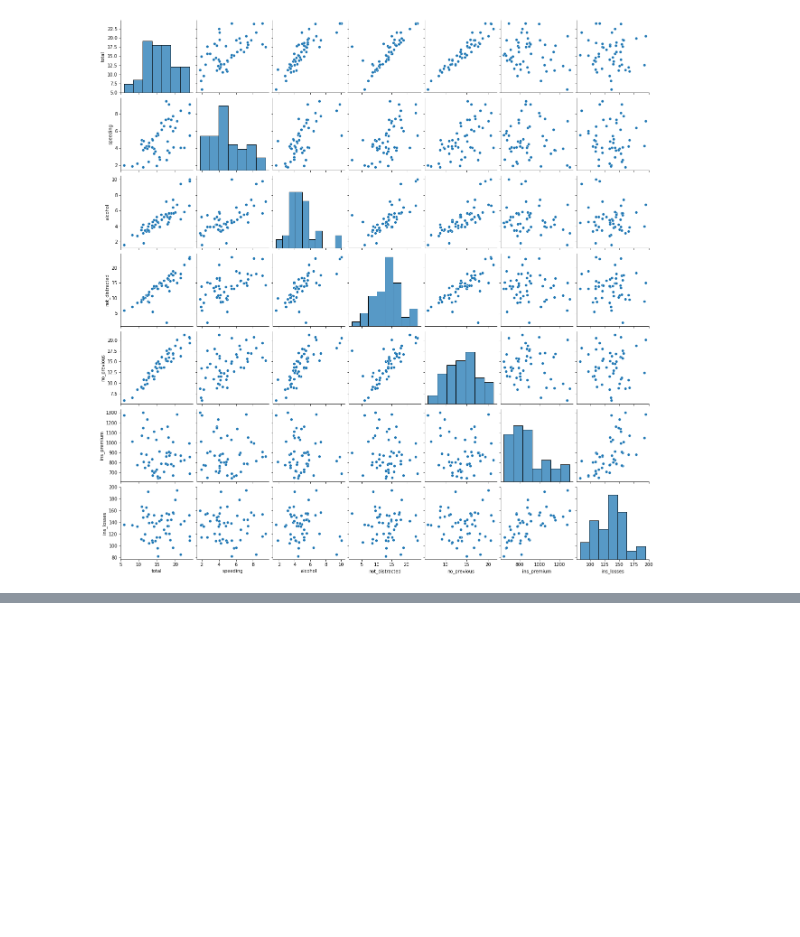
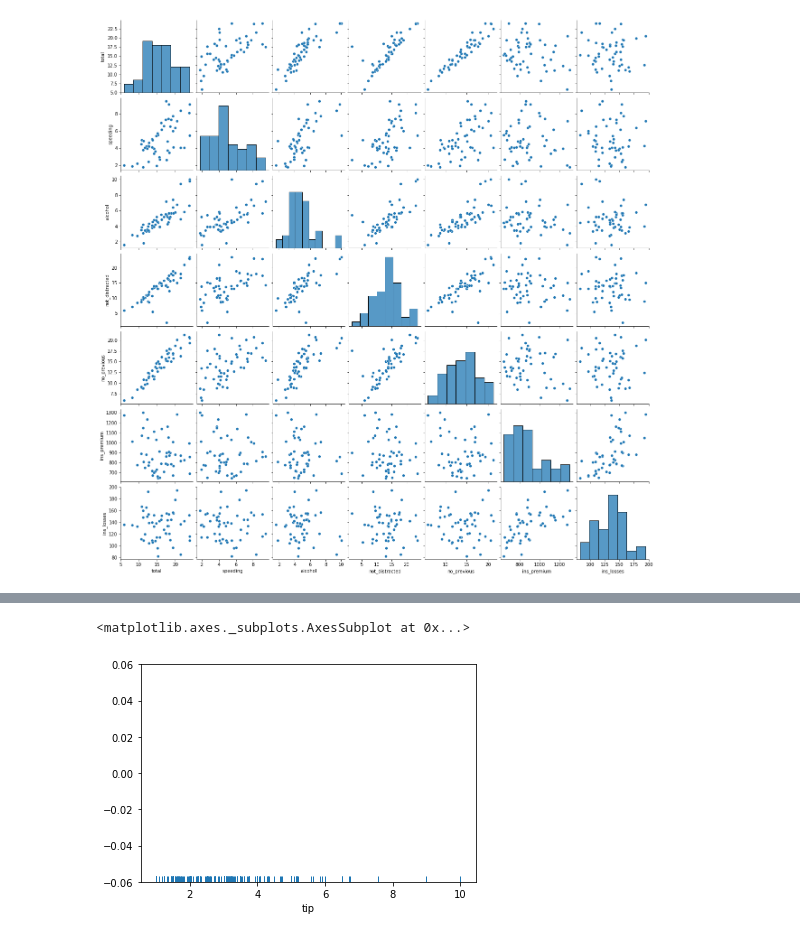
Before and after one commit to ShakilM26/Data-Visualization, a Jupyter notebook: seaborn/seaborn_all.ipynb, the cells around one changed output, grey strips where cells are left out. Cells and saved outputs as stored; diff of their text form; code cells hidden in the pictures; blank space fills up the shorter version.

```diff
--- a/seaborn/seaborn_all.ipynb
+++ b/seaborn/seaborn_all.ipynb
@@ -60,0 +67,7 @@ sns.pairplot(df)
+# %%
+# Rug Plot
+
+sns.rugplot(tips['tip'])
+# %% [output]
+<matplotlib.axes._subplots.AxesSubplot at 0x...>
+[figure, added]
```
Also changed, not shown: parts of 3 cells of this notebook.
